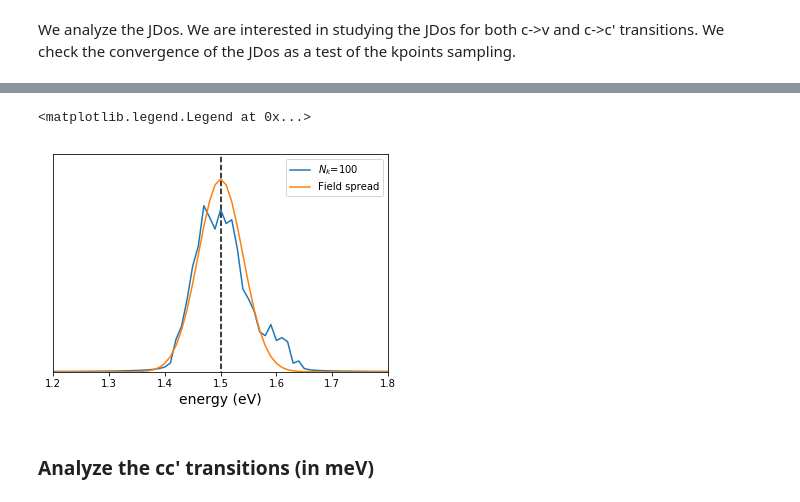
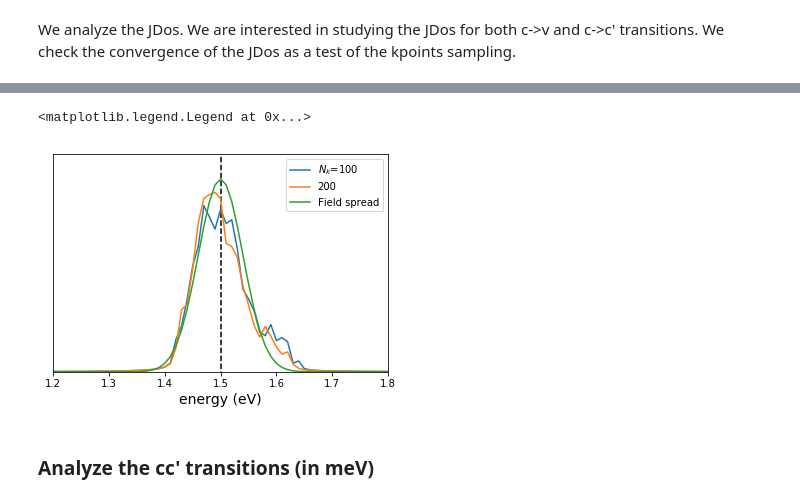
Before and after one commit to marcodalessandro76/Generation-and-decay-of-the-degree-of-spin-polarization-in-GaAs, a Jupyter notebook: QE_Calculations.ipynb, the cells around one changed output, grey strips where cells are left out. Drawn from its saved outputs; the diff is of its cells as text; code cells hidden in the pictures.

```diff
--- a/QE_Calculations.ipynb
+++ b/QE_Calculations.ipynb
@@ -759,17 +760,17 @@ plt.legend()
 # %%
 dos.append(energies=np.array([1.5]),norm=8,eta=0.04,minVal=1,maxVal=3,label='Field spread',broad_kind=U.gaussian)
 # %%
-dos.plot(plt,include=[0,2])
+dos.plot(plt,include=[0,2,3])
 #plt.title('JDos cv')
 plt.vlines(1.5,-2,100,linestyles='--')
 plt.yticks([])
 plt.xlabel('energy (eV)',size=14)
 plt.xlim(1.2,1.8)
 plt.ylim(0,90)
 plt.legend()
 # %% [output]
 <matplotlib.legend.Legend at 0x...>
-[figure, old version]
+[figure, new version]
 # %% [markdown]
 ### Analyze the cc' transitions (in meV)
 # %%
```
Also changed, not shown: parts of 15 cells of this notebook, 2 other files.
